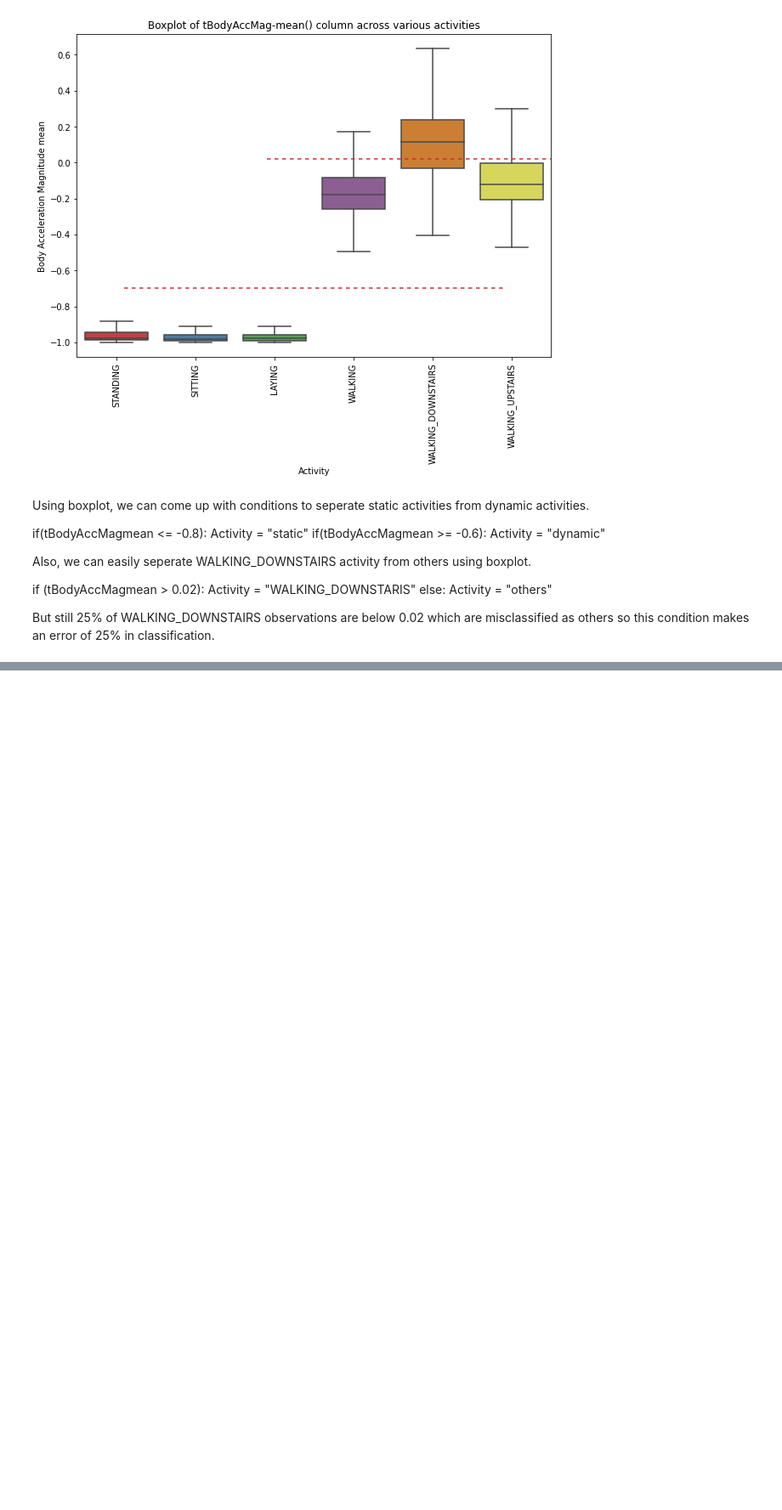
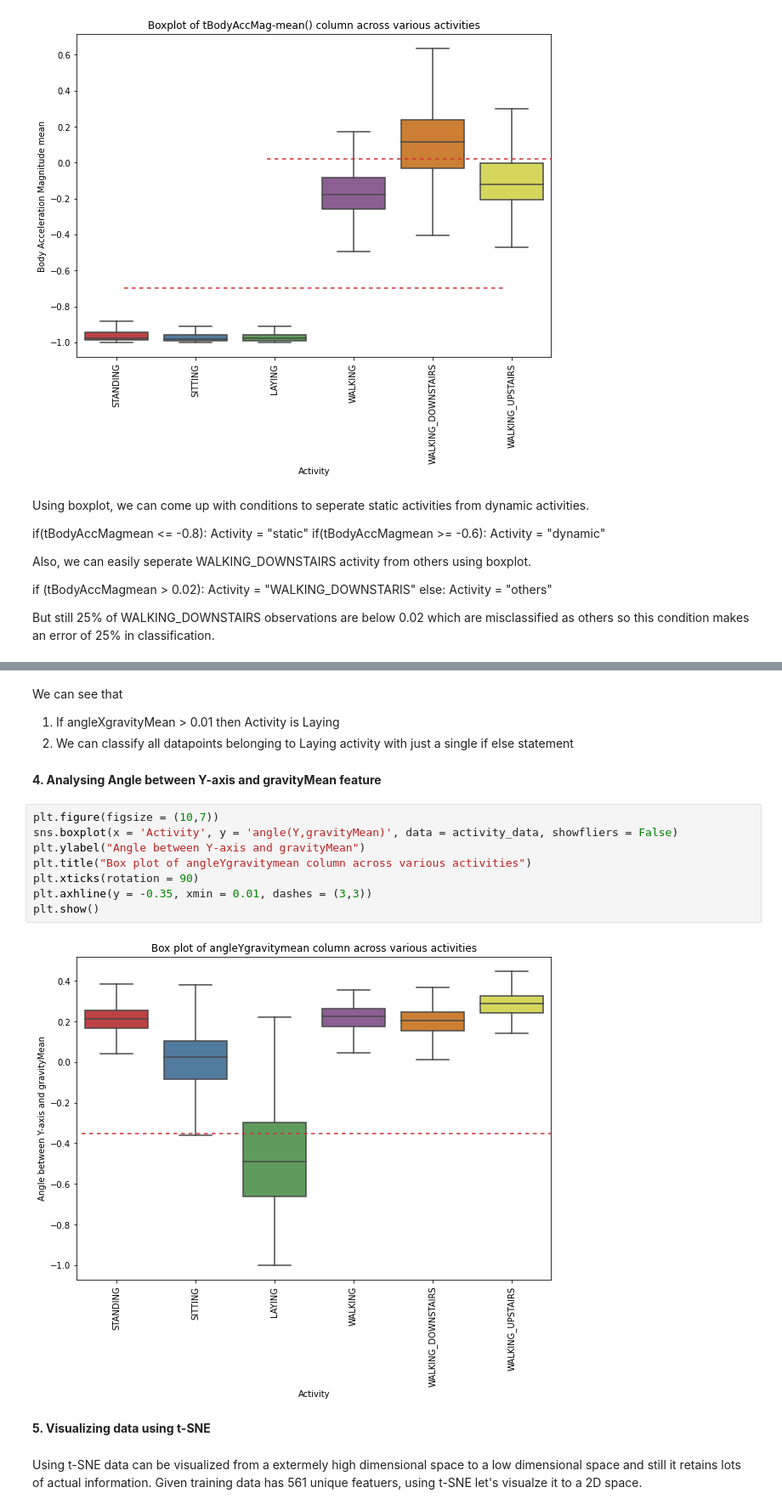
Before and after one commit to mshamesh/HumanActivityRecognition, a Jupyter notebook: Smartphones_assignment.ipynb, the cells around one changed output, grey strips where cells are left out. Shown at 85% size. Drawn from its saved outputs; the diff is of its cells as text; blank space fills up the shorter version.

```diff
--- a/Smartphones_assignment.ipynb
+++ b/Smartphones_assignment.ipynb
@@ -187,0 +201,21 @@ But still 25% of WALKING_DOWNSTAIRS observations are below 0.02 which are miscla
+# %% [markdown]
+We can see that
+
+1.   If angleXgravityMean > 0.01 then Activity is Laying
+2.   We can classify all datapoints belonging to Laying activity with just a single if else statement
+# %% [markdown]
+**4. Analysing Angle between Y-axis and gravityMean feature**
+# %%
+plt.figure(figsize = (10,7))
+sns.boxplot(x = 'Activity', y = 'angle(Y,gravityMean)', data = activity_data, showfliers = False)
+plt.ylabel("Angle between Y-axis and gravityMean")
+plt.title("Box plot of angleYgravitymean column across various activities")
+plt.xticks(rotation = 90)
+plt.axhline(y = -0.35, xmin = 0.01, dashes = (3,3))
+plt.show()
+# %% [output]
+[figure, added]
+# %% [markdown]
+**5. Visualizing data using t-SNE**
+# %% [markdown]
+Using t-SNE data can be visualized from a extermely high dimensional space to a low dimensional space and still it retains lots of actual information. Given training data has 561 unique featuers, using t-SNE let's visualze it to a 2D space.
```
Also changed, not shown: parts of 8 cells of this notebook.
